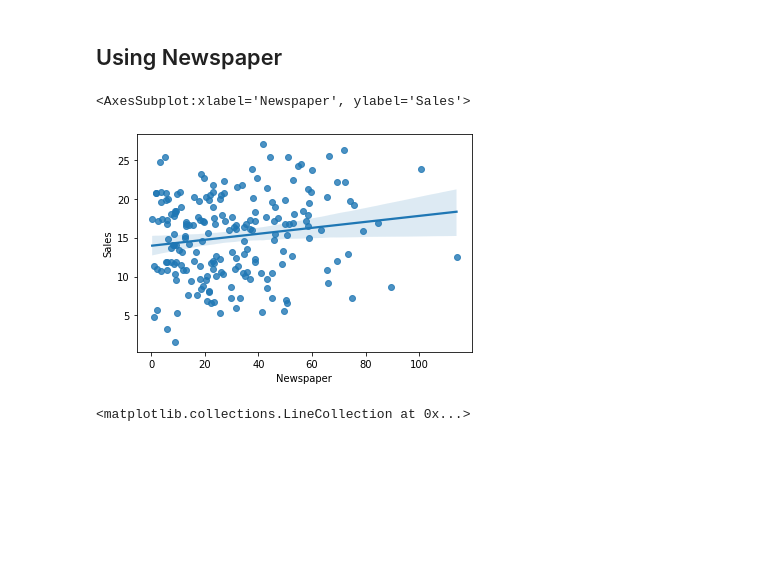
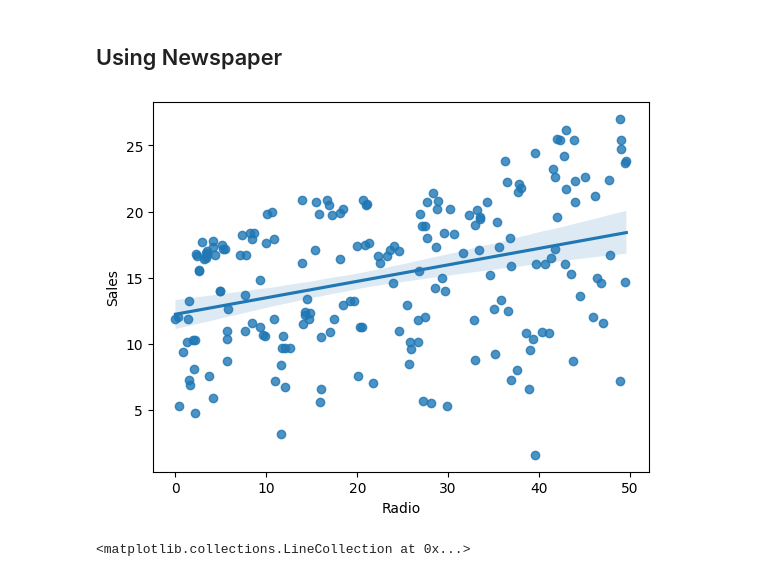
Before and after one commit to hbatistuzzo/Diamonds_Henrique, a Jupyter notebook: linear-regression-part2.ipynb, the cells around one changed output. Saved outputs shown, nothing was run; the diff lists cells and outputs as text; code cells hidden in the pictures; blank space fills up the shorter version.

```diff
--- a/linear-regression-part2.ipynb
+++ b/linear-regression-part2.ipynb
@@ -246,10 +250,9 @@ model.score(X, y)
 # %% [markdown]
 ## Using Newspaper
 # %%
-sns.regplot(x= df['Newspaper'], y = df['Sales']);
+sns.regplot(x= df['Radio'], y = df['Sales']);
 # %% [output]
-<AxesSubplot:xlabel='Newspaper', ylabel='Sales'>
-[figure, old version]
+[figure, new version]
 # %%
 sns.regplot(x= df['Newspaper'], y = df['Sales']);
 plt.hlines(15.13,0,120,'red')
```
Also changed, not shown: parts of 11 cells of this notebook, 1 other file.
